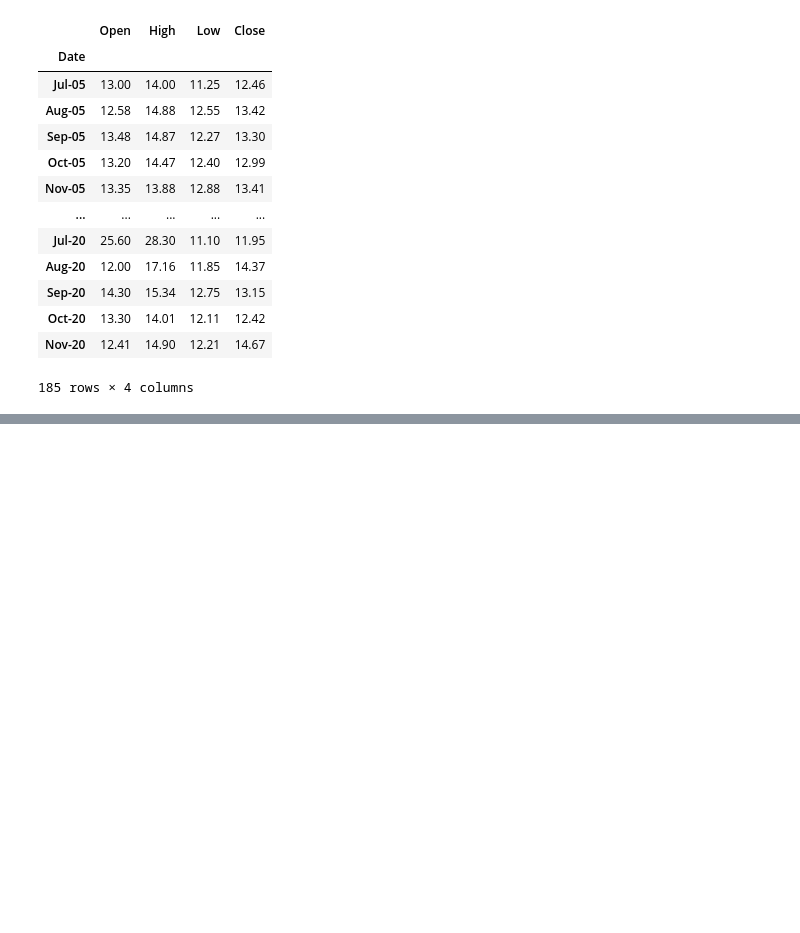
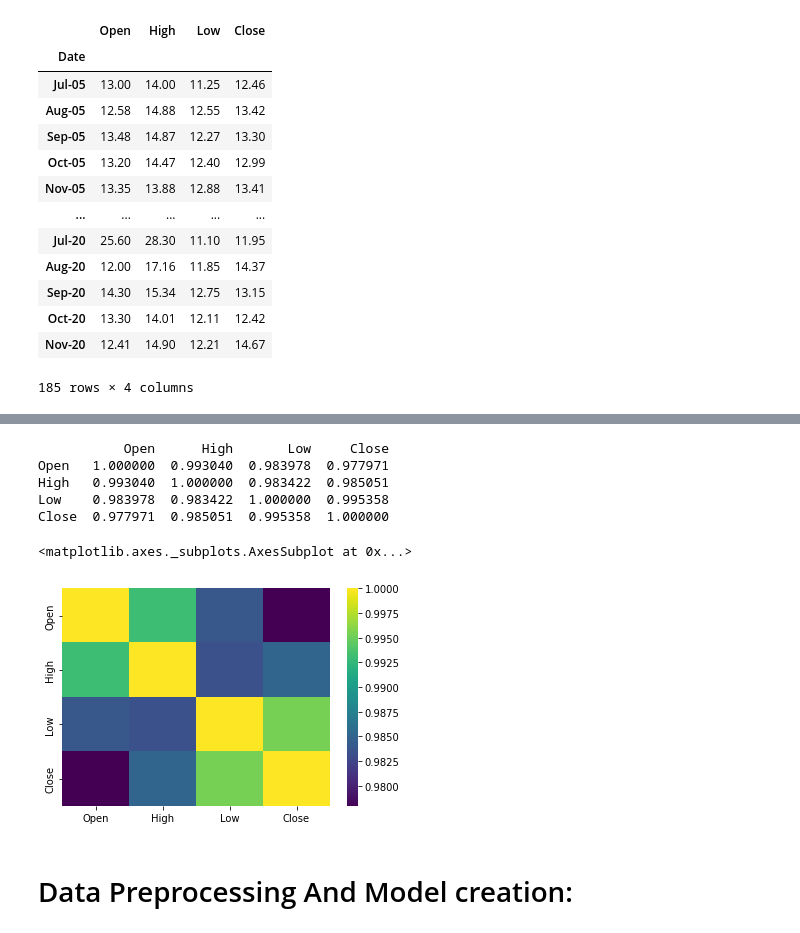
Before and after one commit to manisha-dhanuka/Linear-Regression, a Jupyter notebook: yes_bank_project.ipynb, the cells around one changed output, grey strips where cells are left out. Cells and saved outputs as stored; diff of their text form; code cells hidden in the pictures; blank space fills up the shorter version.

```diff
--- a/yes_bank_project.ipynb
+++ b/yes_bank_project.ipynb
@@ -135,0 +98,18 @@ np.sqrt(mean_squared_error( y_test, predicted_close))
+# %%
+corr_matrix = stock_price.corr()
+# %%
+print(corr_matrix)
+# %% [output]
+           Open      High       Low     Close
+Open   1.000000  0.993040  0.983978  0.977971
+High   0.993040  1.000000  0.983422  0.985051
+Low    0.983978  0.983422  1.000000  0.995358
+Close  0.977971  0.985051  0.995358  1.000000
+# %%
+# Visualising correlation between the variables:
+sns.heatmap(corr_matrix, cmap = 'viridis')
+# %% [output]
+<matplotlib.axes._subplots.AxesSubplot at 0x...>
+[figure, added]
+# %% [markdown]
+# Data Preprocessing And Model creation:
```
Also changed, not shown: parts of 52 cells of this notebook.
